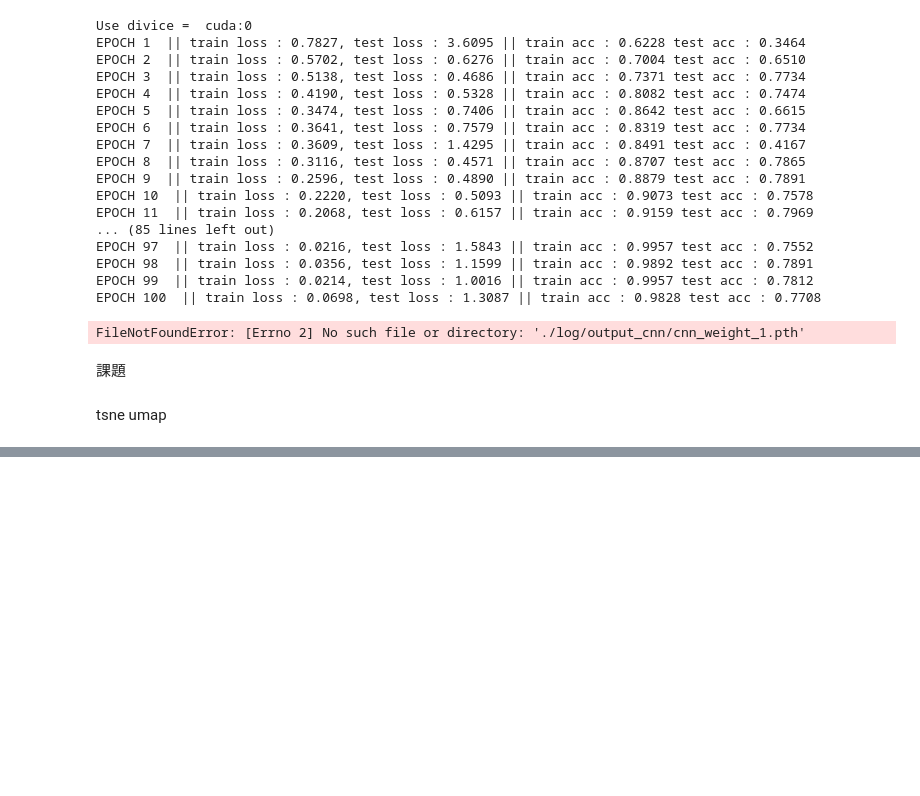
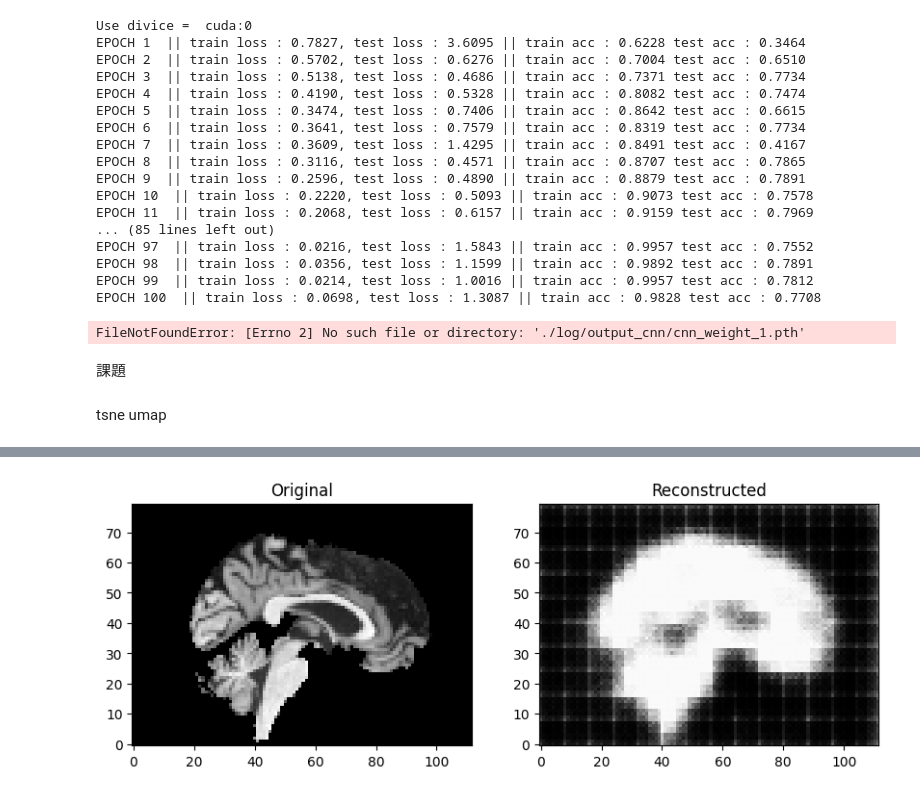
Before and after one commit to JayMin0227/medical-onbording, a Jupyter notebook: cnn.ipynb, the cells around one changed output, grey strips where cells are left out. Drawn from its saved outputs; the diff is of its cells as text; code cells hidden in the pictures; blank space fills up the shorter version.

Commit message:
VAE 3-D image experiment done

```diff
--- a/cnn.ipynb
+++ b/cnn.ipynb
@@ -446,9 +445,9 @@ class VAE3D(nn.Module):
 
 
         self.fc_decode=nn.Linear(latent_dim,32*10*14*10)
-        self.dec_conv1=nn.ConvTranspose3d(32,16,kernel_size=3,stride=2,padding=1)
-        self.dec_conv2=nn.ConvTranspose3d(16,8,kernel_size=3,stride=2,padding=1)
-        self.dec_conv3=nn.ConvTranspose3d(8,1,kernel_size=3,stride=2,padding=1)
+        self.dec_conv1=nn.ConvTranspose3d(32,16,kernel_size=3,stride=2,padding=1, output_padding=1)
+        self.dec_conv2=nn.ConvTranspose3d(16,8,kernel_size=3,stride=2,padding=1, output_padding=1)
+        self.dec_conv3=nn.ConvTranspose3d(8,1,kernel_size=3,stride=2,padding=1, output_padding=1)
 
 
 
@@ -564,26 +584,28 @@ for epoch in range(num_epochs):
 # %%
 import matplotlib.pyplot as plt
 import numpy as np
 
 vae.eval()
 
 with torch.no_grad():
     for images,labels in val_dataloader:
         images=images.to(device,dtype=torch.float32)
         x_rec,mu,logvar=vae(images)
 
         break
 
 
 images=images[0].cpu().numpy()
 x_rec=x_rec[0].cpu().numpy()
 
 
-fig,axes=plt.subplots(1,2,figsize=(10.5))
+fig,axes=plt.subplots(1,2,figsize=(10,5))
 
-axes[0].imshow(images[40,:,:].T,origin="lower",cmap="gray")
+axes[0].imshow(images[0,40,:,:].T,origin="lower",cmap="gray")
 axes[0].set_title("Original")
 
-axes[1].imshow(x_rec[40,:,:].T,origin="lower",cmap="gray")
+axes[1].imshow(x_rec[0,40,:,:].T,origin="lower",cmap="gray")
 axes[1].set_title("Reconstructed")
 plt.show()
+# %% [output]
+[figure, added]
```
Also changed, not shown: parts of 4 cells of this notebook.
